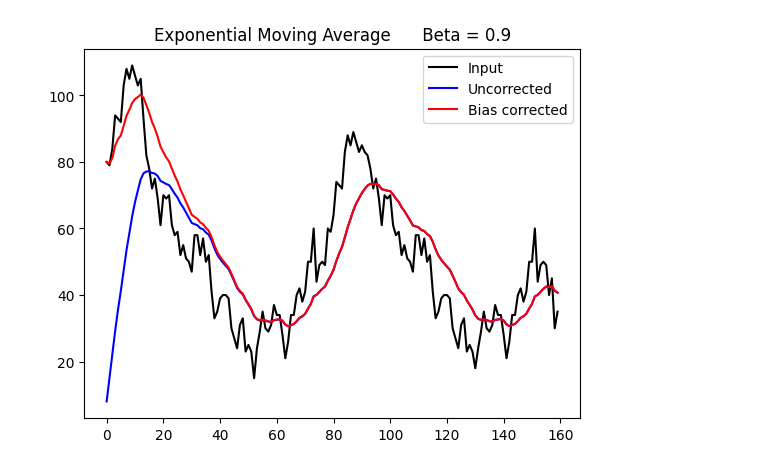
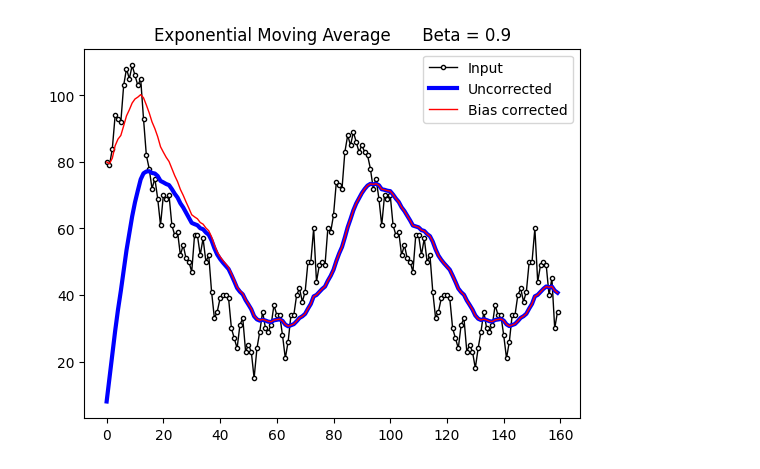
Before and after one commit to ArduinoPLUS/aicar, a Jupyter notebook: expmavr.ipynb, the cells around one changed output. Saved outputs shown, nothing was run; the diff lists cells and outputs as text; code cells hidden in the pictures.

```diff
--- a/expmavr.ipynb
+++ b/expmavr.ipynb
@@ -15,34 +15,34 @@ dataC = [80, 79, 84, 94, 93, 92, 103, 108, 105, 109, 106, 103, 105, 93, 82, 78,
         57, 50, 52, 41, 33, 35, 39, 40, 40, 39, 30, 27, 24, 31, 33, 23, 25, 23,
         15, 24, 29, 35, 30, 29, 31, 37, 34, 34, 28, 21, 26, 34, 34, 40, 42, 38,
         41, 50, 50, 60, 44, 49, 50, 49, 60, 59, 64, 74, 73, 72, 83, 88, 85, 89,
         86, 83, 85, 83, 82, 78, 72, 75, 69, 61, 70, 69, 70, 61, 58, 59, 52, 55,
         51, 50, 47, 58, 58, 52, 57, 50, 52, 41, 33, 35, 39, 40, 40, 39, 30, 27,
         24, 31, 33, 23, 25, 23, 18, 24, 29, 35, 30, 29, 31, 37, 34, 34, 28, 21,
         26, 34, 34, 40, 42, 38, 41, 50, 50, 60, 44, 49, 50, 49, 40, 45, 30, 35]
 #-------------------------------------------------------------------------------
 v = 0
 d = []
 e = []
 t = 0
 
 c = dataC                                      # 데이터를 선택합니다.
 beta = 0.9                                     # 0.9: 과거 10개 데이터 반영
 #-------------------------------------------------------------------------------
 for i in c:
   v = beta*v + (1-beta)*i
   h = v
 
   h = v /(1-beta**(t+1))                        # 보정 식
 
   d.append(h)                                   # 보정 데이터
   e.append(v)                                   # 무보정 데이터
   t = t + 1
 #-------------------------------------------------------------------------------
-plt.plot(c, 'k-', label=f'Input')               # 원본 데이터
-plt.plot(e, 'b-', label=f'Uncorrected')         # 무보정 데이터
-plt.plot(d, 'r-', label=f'Bias corrected')      # 보정 데이터
+plt.plot(c, 'ko-', markersize=3, markeredgewidth=1, markerfacecolor='white', linewidth=1,label=f'Input')               # 원본 데이터
+plt.plot(e, 'b-', linewidth=3, label=f'Uncorrected')         # 무보정 데이터
+plt.plot(d, 'r-', linewidth=1, label=f'Bias corrected')      # 보정 데이터
 plt.legend()
 plt.title(f'Exponential Moving Average      Beta = {beta}')
 plt.show()
 # %% [output]
-[figure, old version]
+[figure, new version]
```
